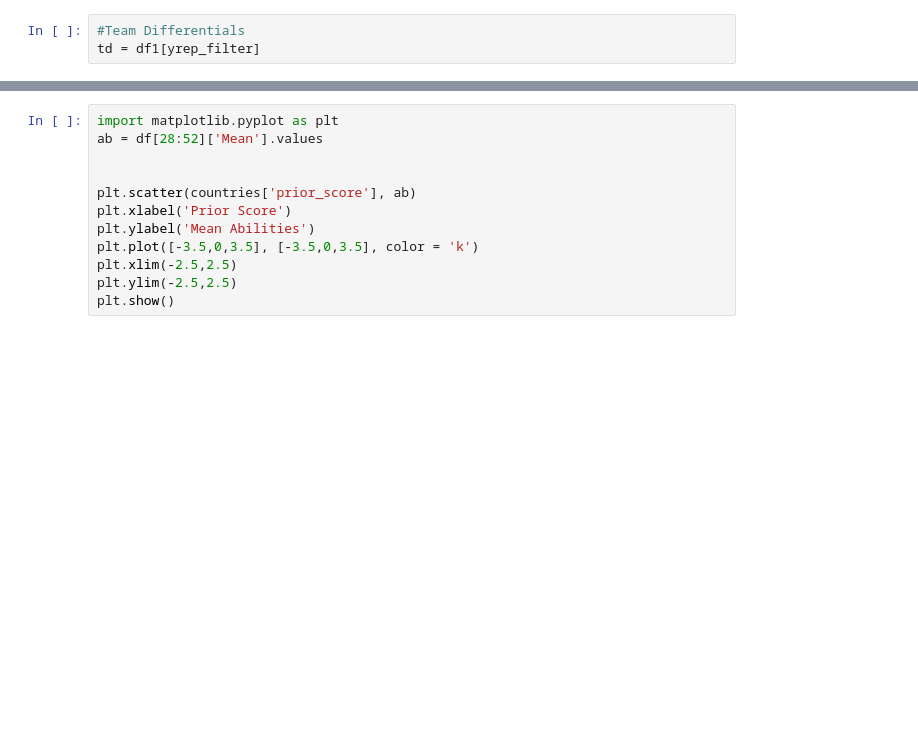
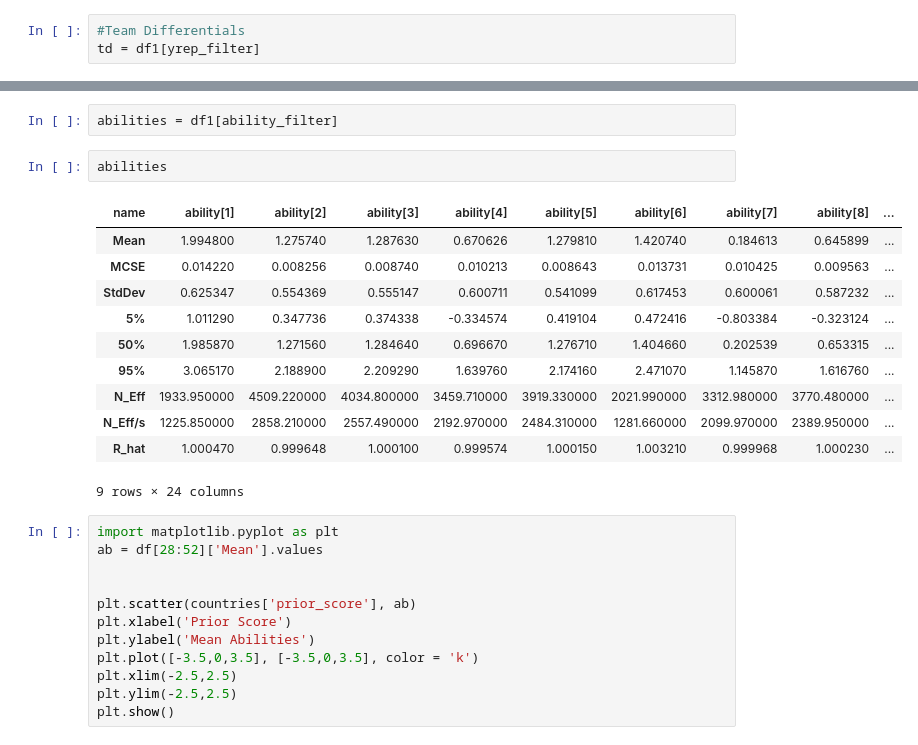
Before and after one commit to nityamd/test_tutorial, a Jupyter notebook: Scratchwork.ipynb, the cells around one changed output, grey strips where cells are left out. Cells and saved outputs as stored; diff of their text form; blank space fills up the shorter version.

```diff
--- a/Scratchwork.ipynb
+++ b/Scratchwork.ipynb
@@ -248,3 +234,19 @@ td
+# %%
+abilities = df1[ability_filter]
+# %%
+abilities
+# %% [output]
+| name | ability[1] | ability[2] | ability[3] | ability[4] | ability[5] | ability[6] | ability[7] | ability[8] | ... |
+| Mean | 1.994800 | 1.275740 | 1.287630 | 0.670626 | 1.279810 | 1.420740 | 0.184613 | 0.645899 | ... |
+| MCSE | 0.014220 | 0.008256 | 0.008740 | 0.010213 | 0.008643 | 0.013731 | 0.010425 | 0.009563 | ... |
+| StdDev | 0.625347 | 0.554369 | 0.555147 | 0.600711 | 0.541099 | 0.617453 | 0.600061 | 0.587232 | ... |
+| 5% | 1.011290 | 0.347736 | 0.374338 | -0.334574 | 0.419104 | 0.472416 | -0.803384 | -0.323124 | ... |
+| 50% | 1.985870 | 1.271560 | 1.284640 | 0.696670 | 1.276710 | 1.404660 | 0.202539 | 0.653315 | ... |
+| 95% | 3.065170 | 2.188900 | 2.209290 | 1.639760 | 2.174160 | 2.471070 | 1.145870 | 1.616760 | ... |
+| N_Eff | 1933.950000 | 4509.220000 | 4034.800000 | 3459.710000 | 3919.330000 | 2021.990000 | 3312.980000 | 3770.480000 | ... |
+| N_Eff/s | 1225.850000 | 2858.210000 | 2557.490000 | 2192.970000 | 2484.310000 | 1281.660000 | 2099.970000 | 2389.950000 | ... |
+| R_hat | 1.000470 | 0.999648 | 1.000100 | 0.999574 | 1.000150 | 1.003210 | 0.999968 | 1.000230 | ... |
+9 rows × 24 columns
 # %%
 import matplotlib.pyplot as plt
 ab = df[28:52]['Mean'].values
```
Also changed, not shown: parts of 1 cell of this notebook, 2 other files.
